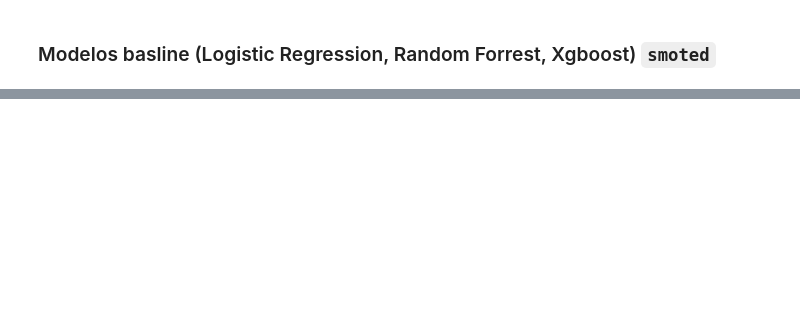
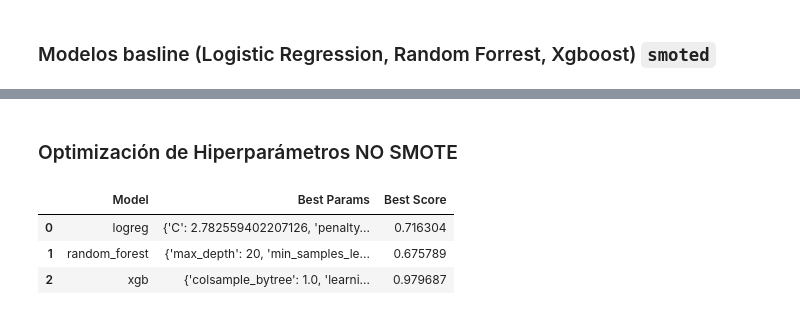
Before and after one commit to rafaneda7/Team-Challenge---Team-GPTlines, a Jupyter notebook: src/notebooks/Team-GPTlines_Pipelines_v3.ipynb, the cells around one changed output, grey strips where cells are left out. Cells and saved outputs as stored; diff of their text form; code cells hidden in the pictures; blank space fills up the shorter version.

```diff
--- a/src/notebooks/Team-GPTlines_Pipelines_v3.ipynb
+++ b/src/notebooks/Team-GPTlines_Pipelines_v3.ipynb
@@ -476,0 +711,64 @@ Test Accuracy: 0.9998010346199762
+# %% [markdown]
+### Optimización de Hiperparámetros NO SMOTE
+# %%
+# Definir hiperparámetros sin SMOTE
+param_grid_no_smote = {
+    'logreg': {
+        'C': np.logspace(-4, 4, 10),  # Menos valores para acelerar
+        'penalty': ['l1', 'l2'],
+        'solver': ['liblinear']
+    },
+    'random_forest': {
+        'n_estimators': [100, 300, 500],
+        'max_depth': [None, 10, 20],
+        'min_samples_split': [2, 5],
+        'min_samples_leaf': [1, 2]
+    },
+    'xgb': {
+        'n_estimators': [100, 300, 500],
+        'max_depth': [3, 6, 9],
+        'learning_rate': [0.01, 0.05, 0.1],
+        'subsample': [0.6, 0.8, 1.0],
+        'colsample_bytree': [0.6, 0.8, 1.0]
+    }
+}
+
+# Optimización sin SMOTE
+def optimize_model_no_smote(X_train, y_train, model_name):
+    model_dict = {
+        'logreg': LogisticRegression(max_iter=1000, random_state=42),
+        'random_forest': RandomForestClassifier(random_state=42),
+        'xgb': XGBClassifier(use_label_encoder=False, eval_metric='logloss', tree_method='hist', n_jobs=-1, random_state=42)
+    }
+
+    model = model_dict[model_name]
+
+    # Cross-validation estratificada
+    cv = StratifiedKFold(n_splits=5, shuffle=True, random_state=42)
+
+    search = GridSearchCV(model, param_grid_no_smote[model_name], cv=cv, scoring='balanced_accuracy', n_jobs=-1)
+    search.fit(X_train, y_train)
+    return search.best_params_, search.best_score_
+
+# Ejecutar optimización para los tres modelos
+results_no_smote = []
+models = ['logreg', 'random_forest', 'xgb']
+
+for model in models:
+    best_params, best_score = optimize_model_no_smote(X_train, y_train, model)
+    results_no_smote.append({
+        'Model': model,
+        'Best Params': best_params,
+        'Best Score': best_score
+    })
+
+# Crear DataFrame con los resultados
+results_df_no_smote = pd.DataFrame(results_no_smote)
+
+# Mostrar resultados
+results_df_no_smote
+# %% [output]
+|  | Model | Best Params | Best Score |
+| 0 | logreg | {'C': 2.782559402207126, 'penalty... | 0.716304 |
+| 1 | random_forest | {'max_depth': 20, 'min_samples_le... | 0.675789 |
+| 2 | xgb | {'colsample_bytree': 1.0, 'learni... | 0.979687 |
```
Also changed, not shown: parts of 25 cells of this notebook, 1 other file.
